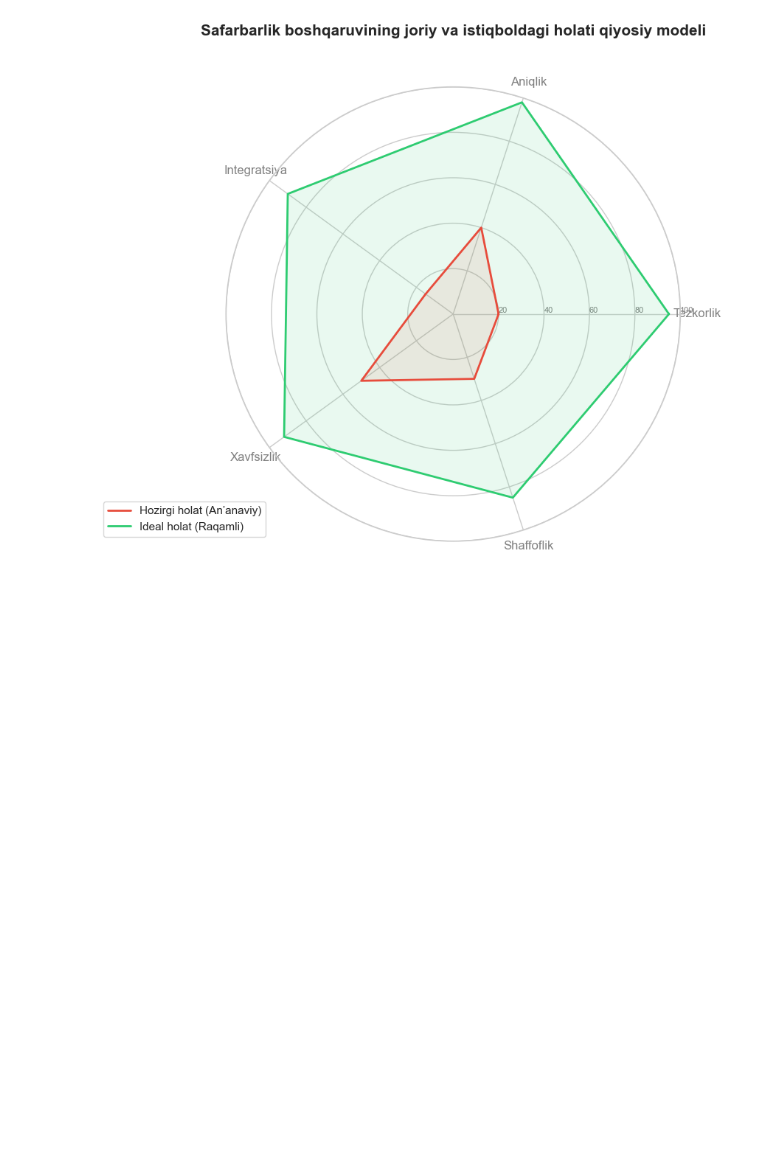
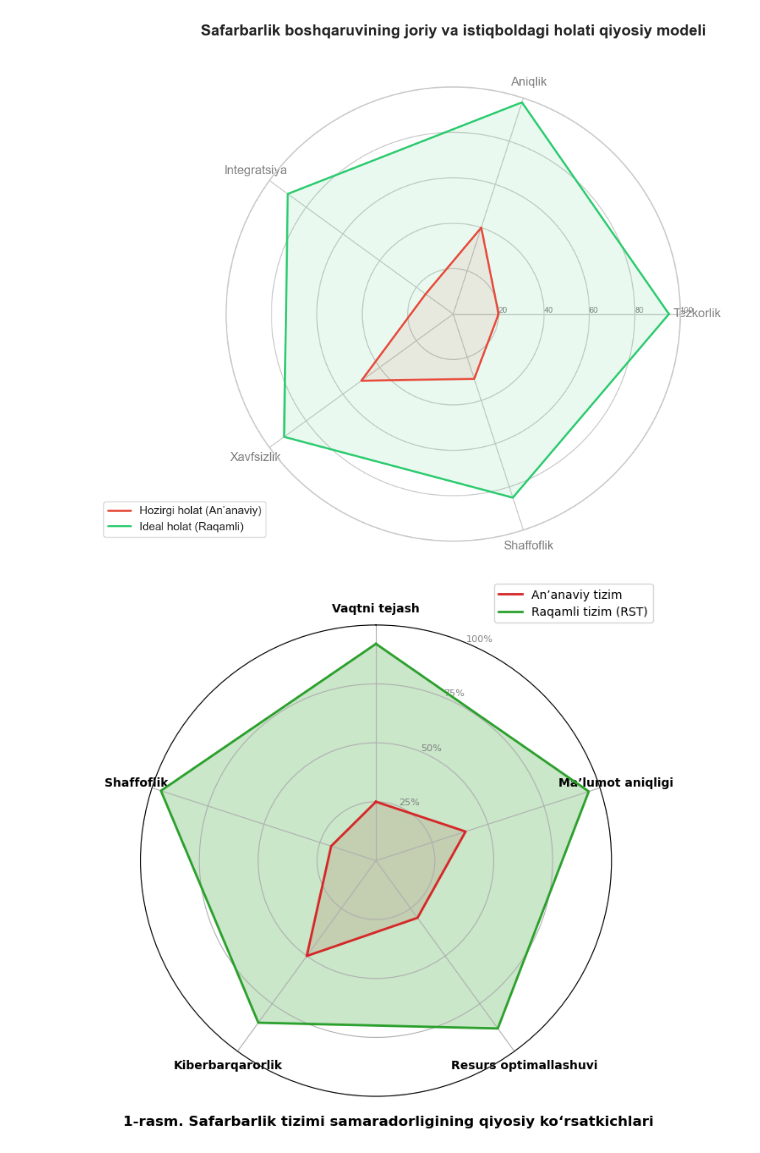
Before and after one commit to qwerty291996/2025-2026, a Jupyter notebook: Temp/Maqolalar konferensiyaga/Jarayonda/Jamshid aka maqolalar/Untitled.ipynb, the cells around one changed output. Drawn from its saved outputs; the diff is of its cells as text; code cells hidden in the pictures; blank space fills up the shorter version.

```diff
--- a/Temp/Maqolalar konferensiyaga/Jarayonda/Jamshid aka maqolalar/Untitled.ipynb
+++ b/Temp/Maqolalar konferensiyaga/Jarayonda/Jamshid aka maqolalar/Untitled.ipynb
@@ -156,3 +156,55 @@ plt.legend(loc='upper right', bbox_to_anchor=(0.1, 0.1))
 plt.show()
 # %% [output]
 [figure]
+# %%
+import matplotlib.pyplot as plt
+import numpy as np
+
+# 1. Ma'lumotlar
+labels = np.array([
+    'Vaqtni tejash', 'Ma’lumot aniqligi',
+    'Resurs optimallashuvi', 'Kiberbarqarorlik', 'Shaffoflik'
+])
+
+traditional = np.array([25, 40, 30, 50, 20])
+digital = np.array([92, 95, 88, 85, 96])
+
+num_vars = len(labels)
+angles = np.linspace(0, 2 * np.pi, num_vars, endpoint=False).tolist()
+
+# Grafikni yopish
+traditional = np.concatenate((traditional, [traditional[0]]))
+digital = np.concatenate((digital, [digital[0]]))
+angles += angles[:1]
+
+# 2. Grafik chizish
+fig, ax = plt.subplots(figsize=(7, 7), subplot_kw=dict(polar=True))
+
+# Shkalani va yo'nalishni sozlash
+ax.set_theta_offset(np.pi / 2)
+ax.set_theta_direction(-1)
+
+# An'anaviy tizim
+ax.plot(angles, traditional, color='#d62728', linewidth=2, label='An’anaviy tizim')
+ax.fill(angles, traditional, color='#d62728', alpha=0.15)
+
+# Raqamli tizim
+ax.plot(angles, digital, color='#2ca02c', linewidth=2, label='Raqamli tizim (RST)')
+ax.fill(angles, digital, color='#2ca02c', alpha=0.25)
+
+# O'qlarni bezash
+ax.set_thetagrids(np.degrees(angles[:-1]), labels, fontsize=10, fontweight='bold')
+ax.set_ylim(0, 100)
+ax.set_rgrids([25, 50, 75, 100], labels=['25%', '50%', '75%', '100%'], color="grey", size=8)
+
+# Legendni joylashuvi (Tepadagi bo'sh joyga)
+plt.legend(loc='upper right', bbox_to_anchor=(1.1, 1.1))
+
+# Sarlavhani (Title) pastga qo'yish
+plt.figtext(0.5, 0.02, "1-rasm. Safarbarlik tizimi samaradorligining qiyosiy ko‘rsatkichlari",
+            wrap=True, horizontalalignment='center', fontsize=12, fontweight='bold')
+
+plt.tight_layout()
+plt.show()
+# %% [output]
+[figure, added]
```
Also changed, not shown: parts of 2 cells of this notebook, 28 other files.
